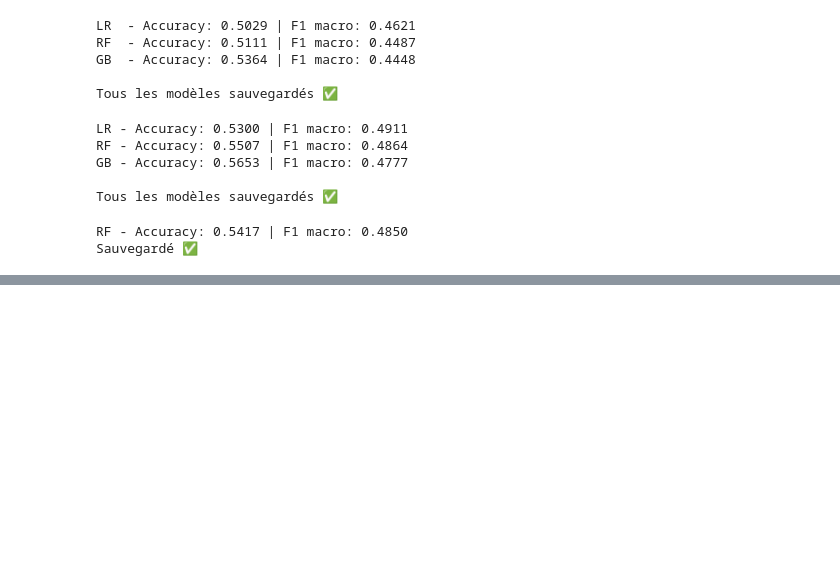
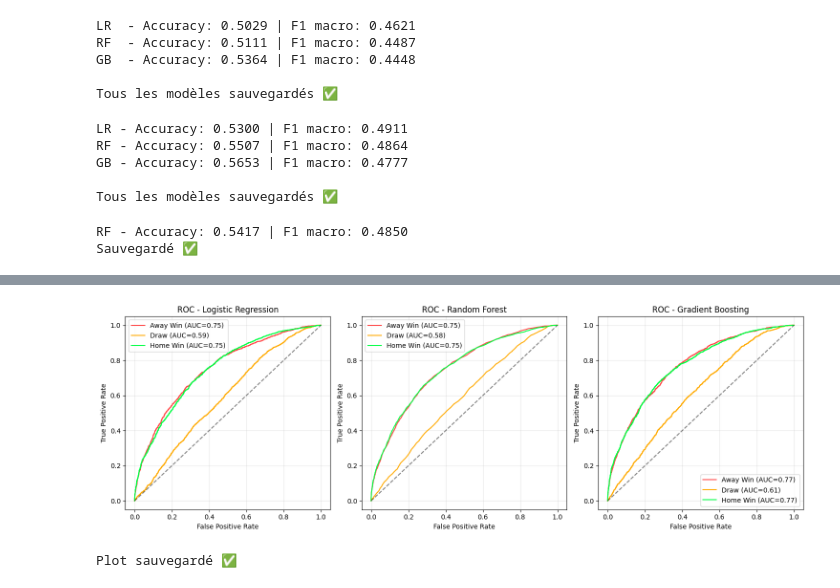
Before and after one commit to Maxoudr/ml-poc-project, a Jupyter notebook: notebooks/first_model.ipynb, the cells around one changed output, grey strips where cells are left out. Saved outputs shown, nothing was run; the diff lists cells and outputs as text; code cells hidden in the pictures; blank space fills up the shorter version.

```diff
--- a/notebooks/first_model.ipynb
+++ b/notebooks/first_model.ipynb
@@ -324,3 +324,21 @@ print("Sauvegardé ✅")
 # %% [output]
 RF - Accuracy: 0.5417 | F1 macro: 0.4850
 Sauvegardé ✅
+# %%
+# Recharger les données
+X_train = np.load('/Users/maximiliendorn/Desktop/ACheving/ml-poc-project/data/X_train.npy')
+X_test = np.load('/Users/maximiliendorn/Desktop/ACheving/ml-poc-project/data/X_test.npy')
+y_train = np.load('/Users/maximiliendorn/Desktop/ACheving/ml-poc-project/data/y_train.npy')
+y_test = np.load('/Users/maximiliendorn/Desktop/ACheving/ml-poc-project/data/y_test.npy')
+
+# Gradient Boosting sans SMOTE
+gb_new = GradientBoostingClassifier(n_estimators=200, learning_rate=0.05, max_depth=4, random_state=42)
+gb_new.fit(X_train, y_train)
+y_pred = gb_new.predict(X_test)
+
+print(f"Accuracy: {accuracy_score(y_test, y_pred):.4f}")
+print(f"F1 macro: {f1_score(y_test, y_pred, average='macro'):.4f}")
+print(classification_report(y_test, y_pred, target_names=['Away Win', 'Draw', 'Home Win']))
+
+joblib.dump(gb_new, '/Users/maximiliendorn/Desktop/ACheving/ml-poc-project/models/gradient_boosting.joblib')
+print("Sauvegardé ✅")
@@ -326,0 +359,36 @@ Sauvegardé ✅
+# %%
+from sklearn.metrics import roc_curve, auc
+from sklearn.preprocessing import label_binarize
+
+# Binariser les classes pour ROC multiclasse
+y_test_bin = label_binarize(y_test, classes=[0, 1, 2])
+classes = ['Away Win', 'Draw', 'Home Win']
+colors = ['#ff4444', '#ffaa00', '#00ff44']
+
+fig, axes = plt.subplots(1, 3, figsize=(15, 5))
+
+for i, (model, name) in enumerate([(lr, 'Logistic Regression'),
+                                     (rf, 'Random Forest'),
+                                     (gb_new, 'Gradient Boosting')]):
+    y_score = model.predict_proba(X_test)
+    ax = axes[i]
+
+    for j, (cls, color) in enumerate(zip(classes, colors)):
+        fpr, tpr, _ = roc_curve(y_test_bin[:, j], y_score[:, j])
+        auc_score = auc(fpr, tpr)
+        ax.plot(fpr, tpr, color=color, label=f'{cls} (AUC={auc_score:.2f})')
+
+    ax.plot([0,1], [0,1], 'k--', alpha=0.5)
+    ax.set_title(f'ROC - {name}')
+    ax.set_xlabel('False Positive Rate')
+    ax.set_ylabel('True Positive Rate')
+    ax.legend()
+    ax.grid(True, alpha=0.3)
+
+plt.tight_layout()
+plt.savefig('/Users/maximiliendorn/Desktop/ACheving/ml-poc-project/plots/roc_curves.png', dpi=150)
+plt.show()
+print("Plot sauvegardé ✅")
+# %% [output]
+[figure, added]
+Plot sauvegardé ✅
```
Also changed, not shown: parts of 3 cells of this notebook, 1 other file.
